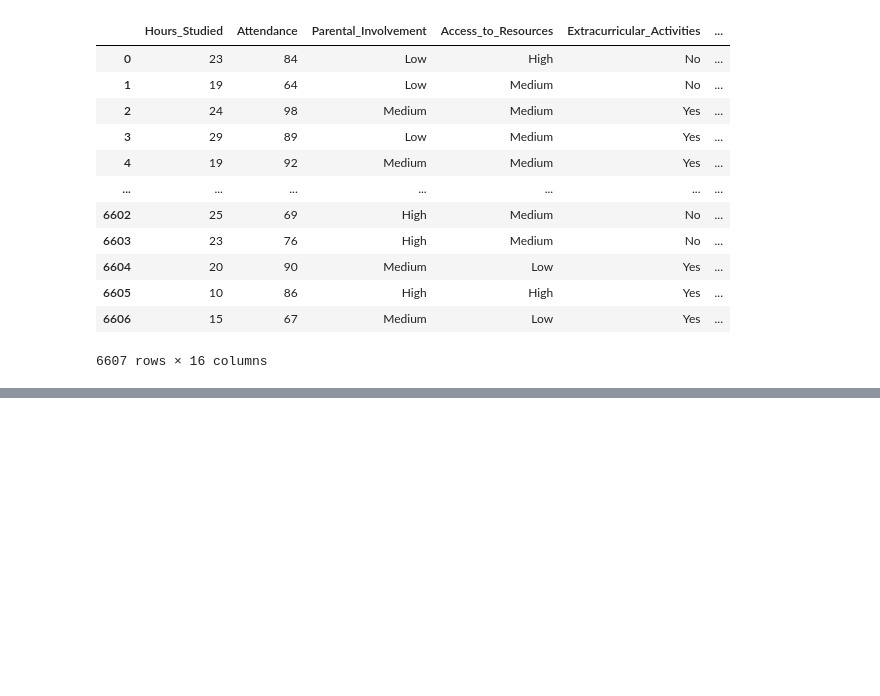
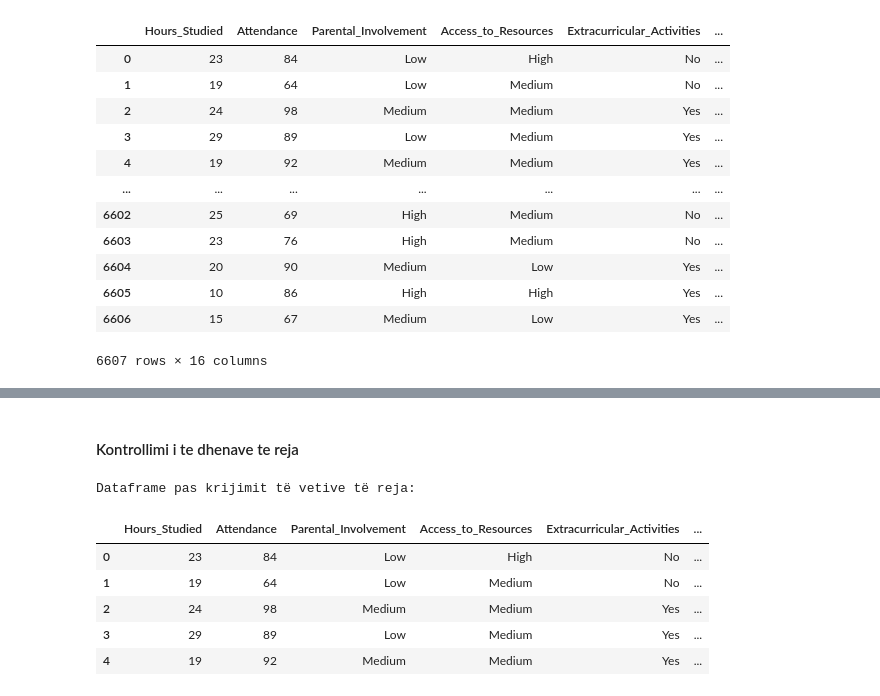
Before and after one commit to enis-halilaj/pvdh-projekti-msc, a Jupyter notebook: data-preprocessing/main.ipynb, the cells around one changed output, grey strips where cells are left out. Drawn from its saved outputs; the diff is of its cells as text; code cells hidden in the pictures; blank space fills up the shorter version.

Commit message:
krijimi i vetive te reja ne baze te atributeve te ndryshme, binarizimi per vlera si gjumi dhe te hyrat familjare

```diff
--- a/data-preprocessing/main.ipynb
+++ b/data-preprocessing/main.ipynb
@@ -222,0 +265,10 @@ Dataframe me vetite e zgjedhura:
+# %%
+# Krijimi i dataframe-it të ri me një kopje
+df_selected_features = pre_df[features_selected + ['Exam_Score']].copy()
+
+# Binarizimi i Sleep_Hours: 0 per me pak se 7 ore, 1 per 7 ore ose me shume
+df_selected_features.loc[:, 'Sleep_Binary'] = df_selected_features['Sleep_Hours'].apply(lambda x: 1 if x >= 7 else 0)
+
+# Shfaqim disa rreshta nga dataframe-i per te kontrolluar Sleep_Binary
+print("Dataframe pas binarizimit të Sleep_Hours:")
+display(df_selected_features[['Sleep_Hours', 'Sleep_Binary']].head())
@@ -222,0 +285,7 @@ Dataframe me vetite e zgjedhura:
+# %%
+# Binarizimi i Family_Income: 0 per "Low", 1 per "Medium" dhe "High"
+df_selected_features.loc[:, 'Income_Binary'] = df_selected_features['Family_Income'].apply(lambda x: 1 if x in ['Medium', 'High'] else 0)
+
+# Shfaqim disa rreshta nga dataframe-i per te kontrolluar Income_Binary
+print("Dataframe pas binarizimit të Family_Income:")
+display(df_selected_features[['Family_Income', 'Income_Binary']].head())
@@ -222,0 +300,14 @@ Dataframe me vetite e zgjedhura:
+# %% [markdown]
+#### Kontrollimi i te dhenave te reja
+# %%
+# Shikoni strukturën e re të dataframe-it
+print("Dataframe pas krijimit të vetive të reja:")
+display(df_selected_features.head())
+# %% [output]
+Dataframe pas krijimit të vetive të reja:
+|  | Hours_Studied | Attendance | Parental_Involvement | Access_to_Resources | Extracurricular_Activities | ... |
+| 0 | 23 | 84 | Low | High | No | ... |
+| 1 | 19 | 64 | Low | Medium | No | ... |
+| 2 | 24 | 98 | Medium | Medium | Yes | ... |
+| 3 | 29 | 89 | Low | Medium | Yes | ... |
+| 4 | 19 | 92 | Medium | Medium | Yes | ... |
```
Also changed, not shown: parts of 9 cells of this notebook.
